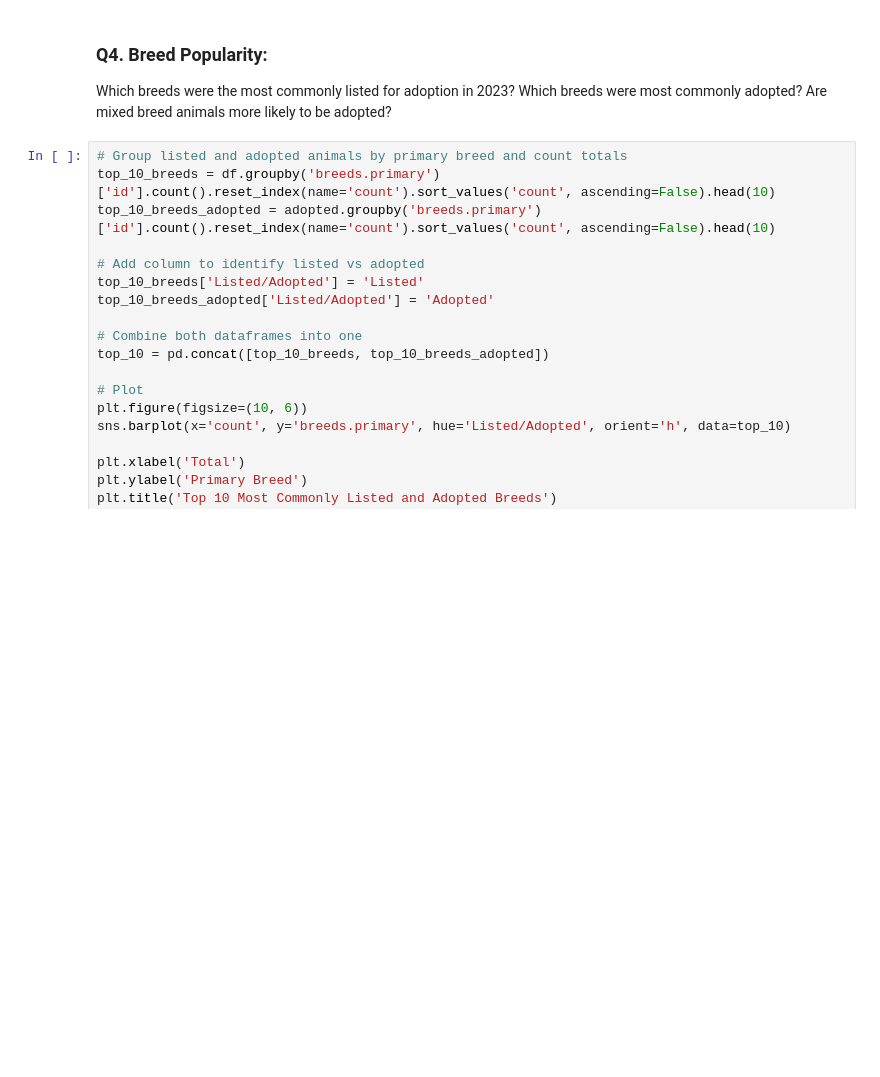
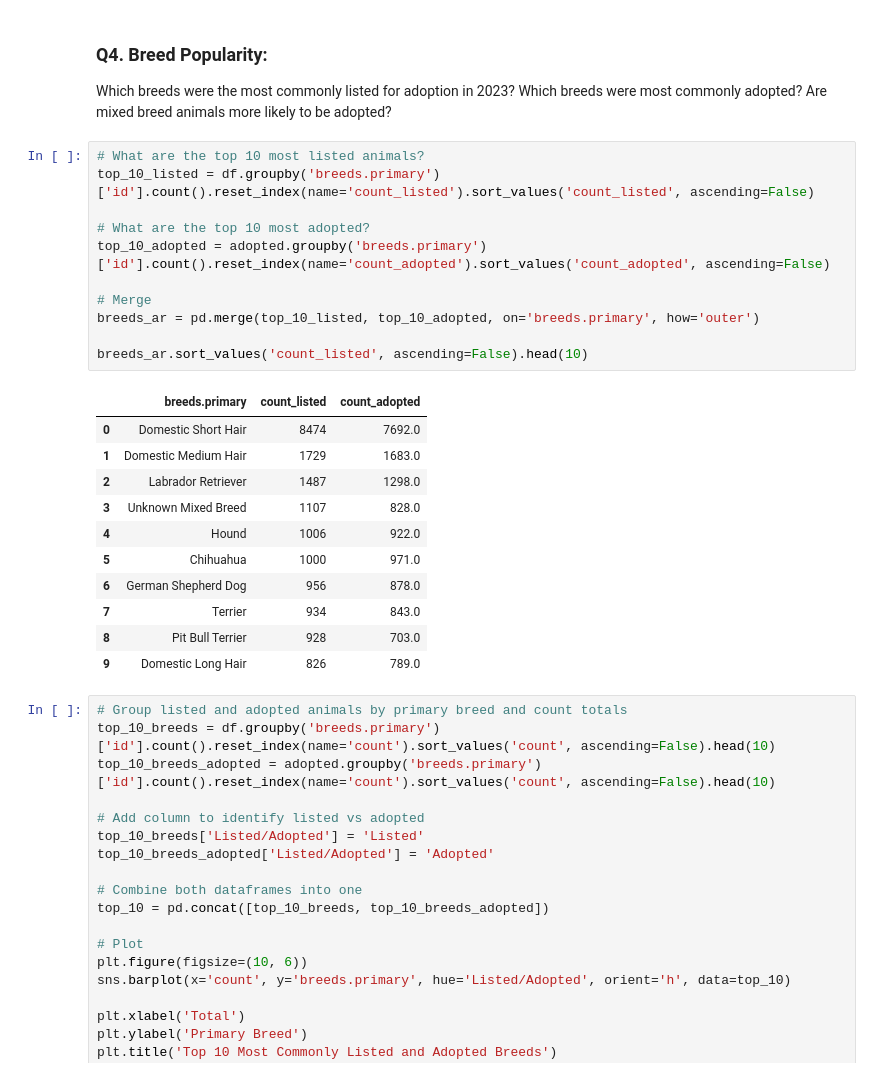
Before and after one commit to elisianguyen/2023-Tennessee-Adoption-Dynamics, a Jupyter notebook: notebooks/all_animal_adoptions_analysis_mvp.ipynb, the cells around one changed output. Saved outputs shown, nothing was run; the diff lists cells and outputs as text; blank space fills up the shorter version.

```diff
--- a/notebooks/all_animal_adoptions_analysis_mvp.ipynb
+++ b/notebooks/all_animal_adoptions_analysis_mvp.ipynb
@@ -483,6 +491,29 @@ Name: id, dtype: int64
 # %% [markdown]
 ### Q4. Breed Popularity:
 Which breeds were the most commonly listed for adoption in 2023? Which breeds were most commonly adopted? Are mixed breed animals more likely to be adopted?
+# %%
+# What are the top 10 most listed animals?
+top_10_listed = df.groupby('breeds.primary')['id'].count().reset_index(name='count_listed').sort_values('count_listed', ascending=False)
+
+# What are the top 10 most adopted?
+top_10_adopted = adopted.groupby('breeds.primary')['id'].count().reset_index(name='count_adopted').sort_values('count_adopted', ascending=False)
+
+# Merge
+breeds_ar = pd.merge(top_10_listed, top_10_adopted, on='breeds.primary', how='outer')
+
+breeds_ar.sort_values('count_listed', ascending=False).head(10)
+# %% [output]
+|  | breeds.primary | count_listed | count_adopted |
+| 0 | Domestic Short Hair | 8474 | 7692.0 |
+| 1 | Domestic Medium Hair | 1729 | 1683.0 |
+| 2 | Labrador Retriever | 1487 | 1298.0 |
+| 3 | Unknown Mixed Breed | 1107 | 828.0 |
+| 4 | Hound | 1006 | 922.0 |
+| 5 | Chihuahua | 1000 | 971.0 |
+| 6 | German Shepherd Dog | 956 | 878.0 |
+| 7 | Terrier | 934 | 843.0 |
+| 8 | Pit Bull Terrier | 928 | 703.0 |
+| 9 | Domestic Long Hair | 826 | 789.0 |
 # %%
 # Group listed and adopted animals by primary breed and count totals
 top_10_breeds = df.groupby('breeds.primary')['id'].count().reset_index(name='count').sort_values('count', ascending=False).head(10)
```
Also changed, not shown: parts of 13 cells of this notebook, 21 other files.
